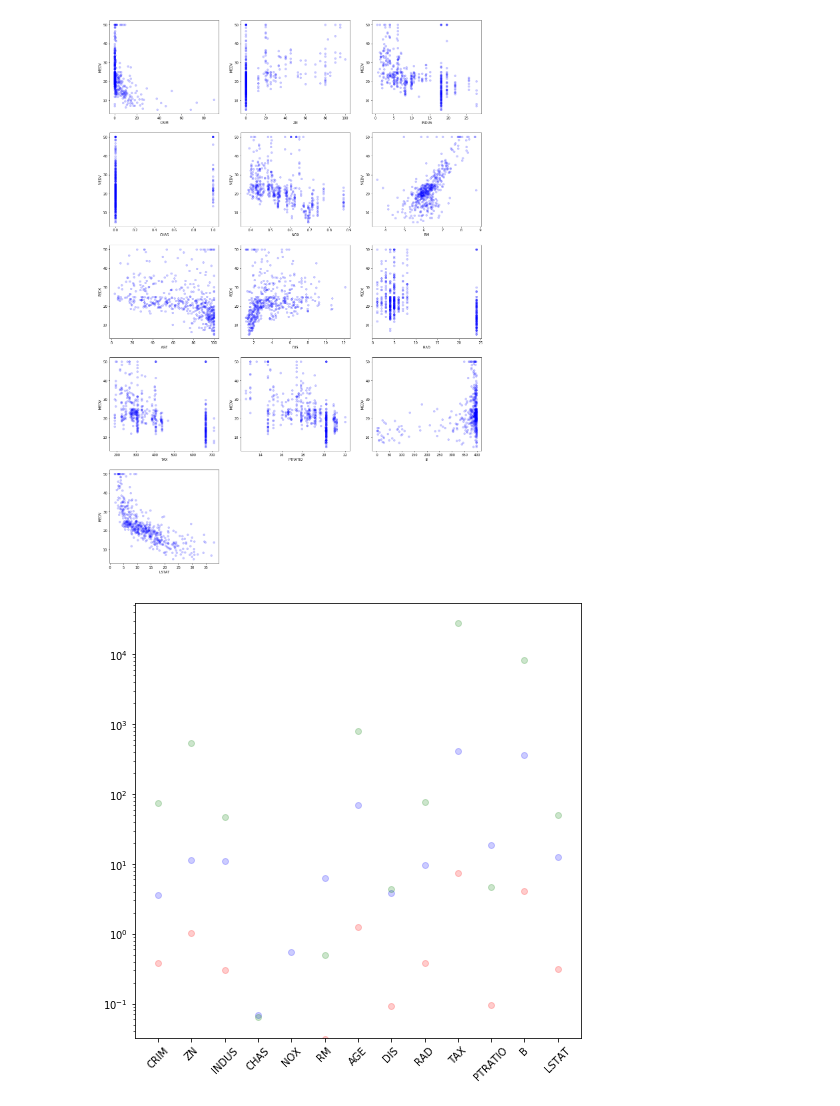
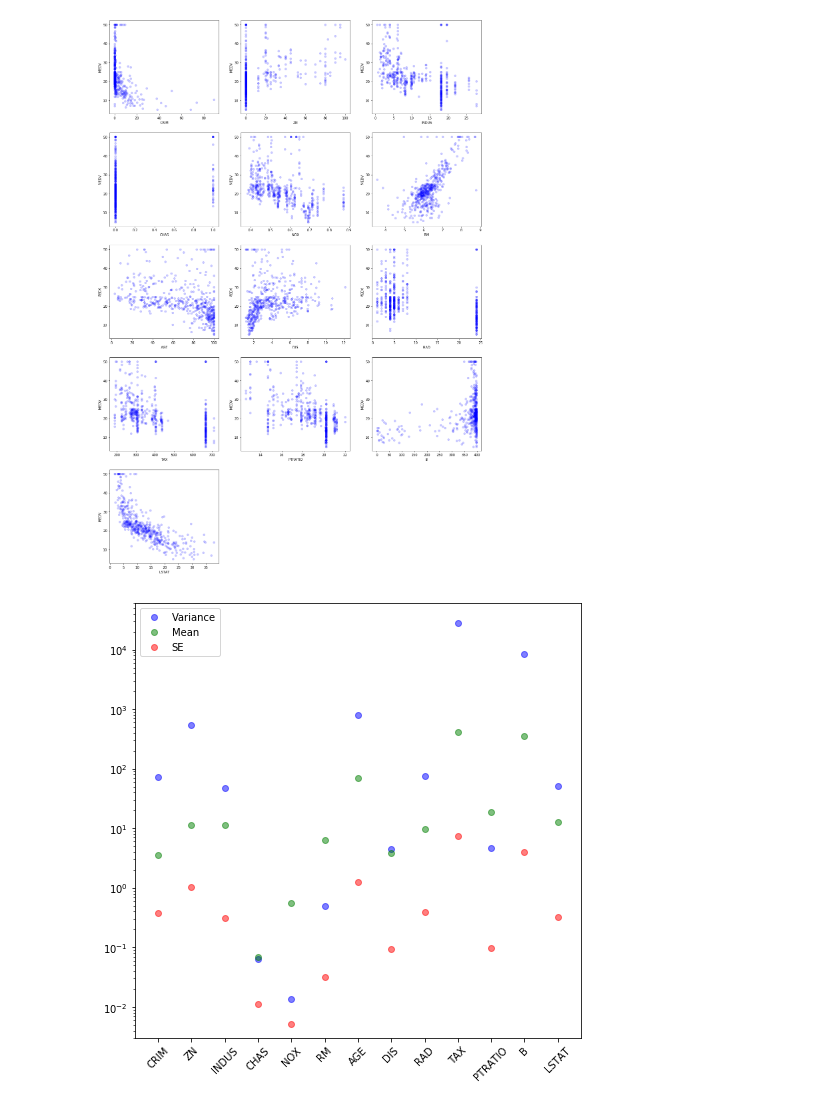
Before and after one commit to 0xLeon/MachLearn-Exercises, a Jupyter notebook: Jupyter/MachLearnExercise02.ipynb, the cells around one changed output. Drawn from its saved outputs; the diff is of its cells as text; code cells hidden in the pictures.

Commit message:
Refined stats graph

```diff
--- a/Jupyter/MachLearnExercise02.ipynb
+++ b/Jupyter/MachLearnExercise02.ipynb
@@ -22,17 +22,18 @@ plt.show()
 # %%
 plt.figure(2, figsize=(8, 8))
 
 mean = np.mean(boston.data.T, axis=1)
 var = np.var(boston.data.T, axis=1)
 se = sc.stats.sem(boston.data.T, axis=1)
 x = np.arange(0, boston.data.shape[1])
 
-plt.scatter(x, mean, marker='o', c='b', alpha=0.2)
-plt.scatter(x, var, marker='o', c='g', alpha=0.2)
-plt.scatter(x, se, marker='o', c='r', alpha=0.2)
+plt.scatter(x, var, marker='o', c='b', alpha=0.5, label='Variance')
+plt.scatter(x, mean, marker='o', c='g', alpha=0.5, label='Mean')
+plt.scatter(x, se, marker='o', c='r', alpha=0.5, label='SE')
 
 plt.gca().set_yscale('log')
 plt.xticks(x, boston.feature_names, rotation=45)
+plt.legend()
 plt.show()
 # %% [output]
-[figure, old version]
+[figure, new version]
```
